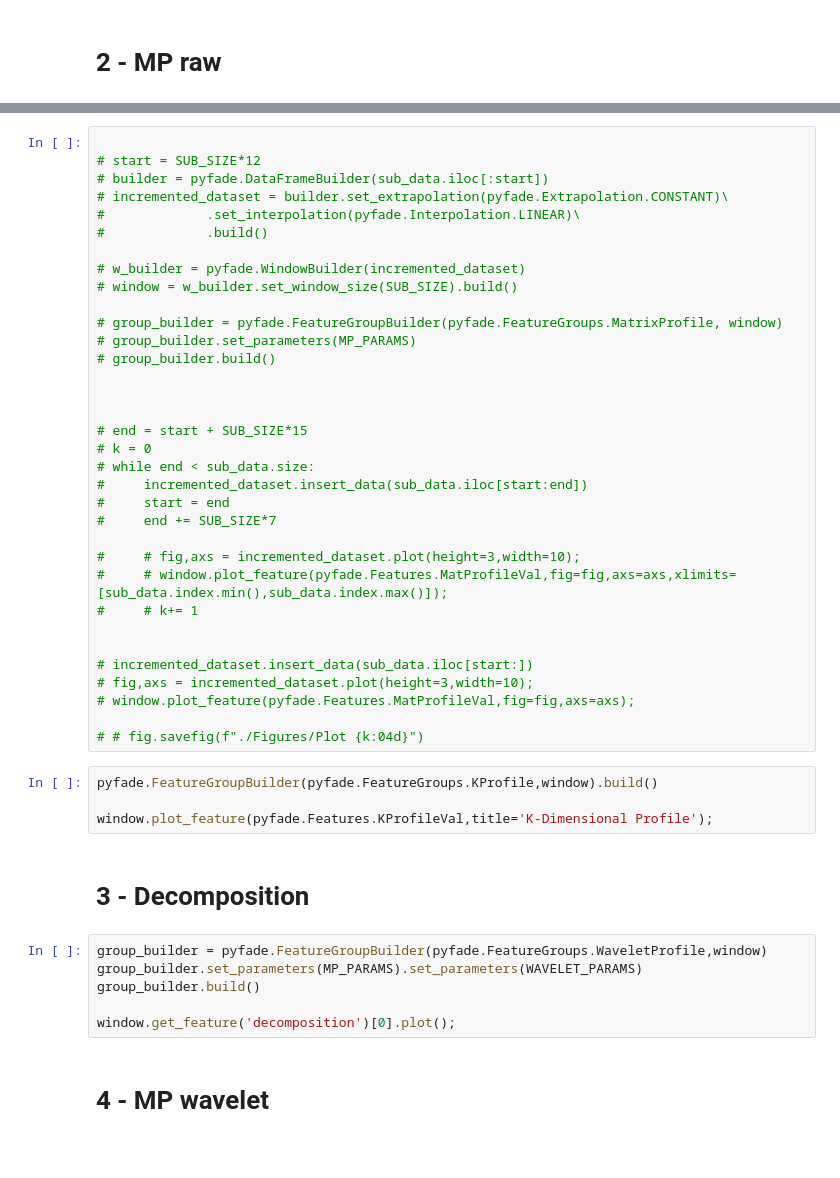
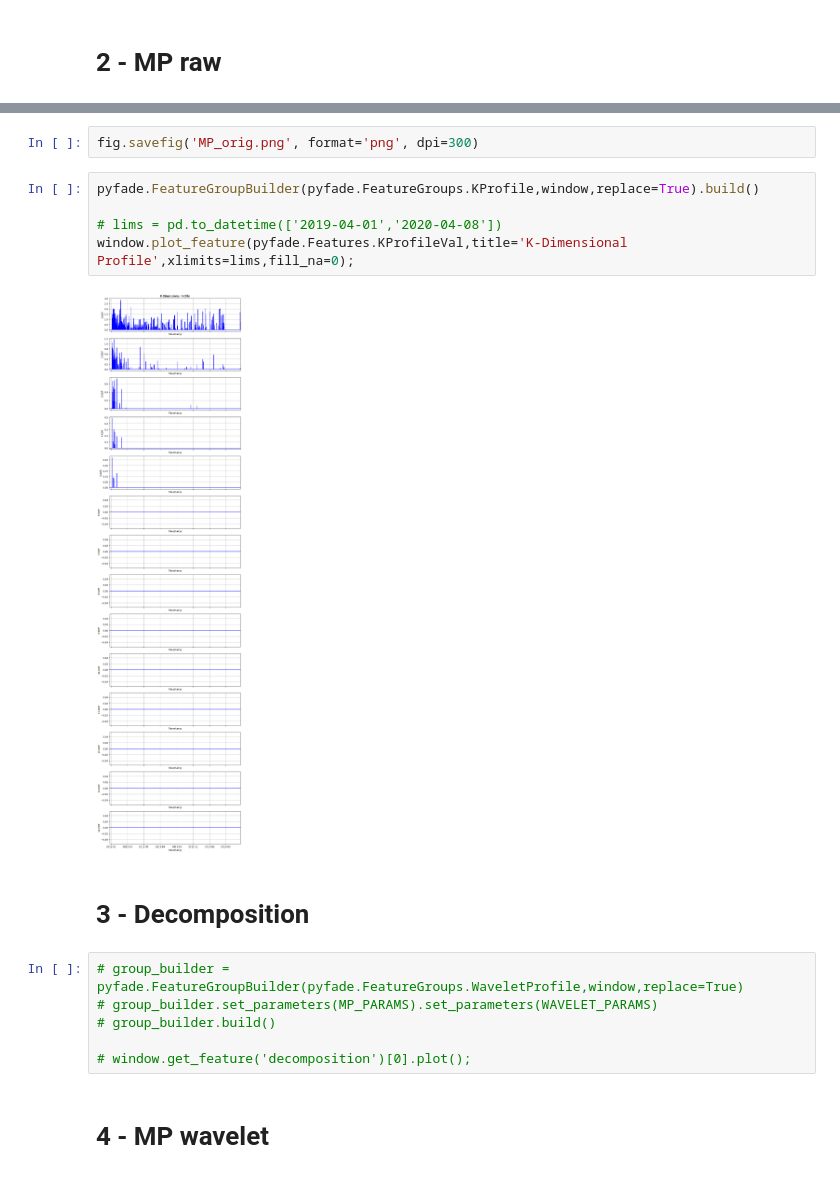
Before and after one commit to Lopes941/PyFADe, a Jupyter notebook: notebooks/wavelet_MP_onsignals.ipynb, the cells around one changed output, grey strips where cells are left out. Saved outputs shown, nothing was run; the diff lists cells and outputs as text.

```diff
--- a/notebooks/wavelet_MP_onsignals.ipynb
+++ b/notebooks/wavelet_MP_onsignals.ipynb
@@ -77,48 +183,19 @@ window.plot_feature(pyfade.Features.MatProfileVal,fig=fig,axs=axs);
-# %%
-
-# start = SUB_SIZE*12
-# builder = pyfade.DataFrameBuilder(sub_data.iloc[:start])
-# incremented_dataset = builder.set_extrapolation(pyfade.Extrapolation.CONSTANT)\
-#             .set_interpolation(pyfade.Interpolation.LINEAR)\
-#             .build()
-
-# w_builder = pyfade.WindowBuilder(incremented_dataset)
-# window = w_builder.set_window_size(SUB_SIZE).build()
-
-# group_builder = pyfade.FeatureGroupBuilder(pyfade.FeatureGroups.MatrixProfile, window)
-# group_builder.set_parameters(MP_PARAMS)
-# group_builder.build()
-
-
-
-# end = start + SUB_SIZE*15
-# k = 0
-# while end < sub_data.size:
-#     incremented_dataset.insert_data(sub_data.iloc[start:end])
-#     start = end
-#     end += SUB_SIZE*7
-
-#     # fig,axs = incremented_dataset.plot(height=3,width=10);
-#     # window.plot_feature(pyfade.Features.MatProfileVal,fig=fig,axs=axs,xlimits=[sub_data.index.min(),sub_data.index.max()]);
-#     # k+= 1
-
-
-# incremented_dataset.insert_data(sub_data.iloc[start:])
-# fig,axs = incremented_dataset.plot(height=3,width=10);
-# window.plot_feature(pyfade.Features.MatProfileVal,fig=fig,axs=axs);
-
-# # fig.savefig(f"./Figures/Plot {k:04d}")
+# %%
+fig.savefig('MP_orig.png', format='png', dpi=300)
 # %%
-pyfade.FeatureGroupBuilder(pyfade.FeatureGroups.KProfile,window).build()
+pyfade.FeatureGroupBuilder(pyfade.FeatureGroups.KProfile,window,replace=True).build()
 
-window.plot_feature(pyfade.Features.KProfileVal,title='K-Dimensional Profile');
+# lims = pd.to_datetime(['2019-04-01','2020-04-08'])
+window.plot_feature(pyfade.Features.KProfileVal,title='K-Dimensional Profile',xlimits=lims,fill_na=0);
+# %% [output]
+[figure, added]
 # %% [markdown]
 # 3 - Decomposition
 # %%
-group_builder = pyfade.FeatureGroupBuilder(pyfade.FeatureGroups.WaveletProfile,window)
-group_builder.set_parameters(MP_PARAMS).set_parameters(WAVELET_PARAMS)
-group_builder.build()
+# group_builder = pyfade.FeatureGroupBuilder(pyfade.FeatureGroups.WaveletProfile,window,replace=True)
+# group_builder.set_parameters(MP_PARAMS).set_parameters(WAVELET_PARAMS)
+# group_builder.build()
 
-window.get_feature('decomposition')[0].plot();
+# window.get_feature('decomposition')[0].plot();
 # %% [markdown]
 # 4 - MP wavelet
```
Also changed, not shown: parts of 16 cells of this notebook, 15 other files.
